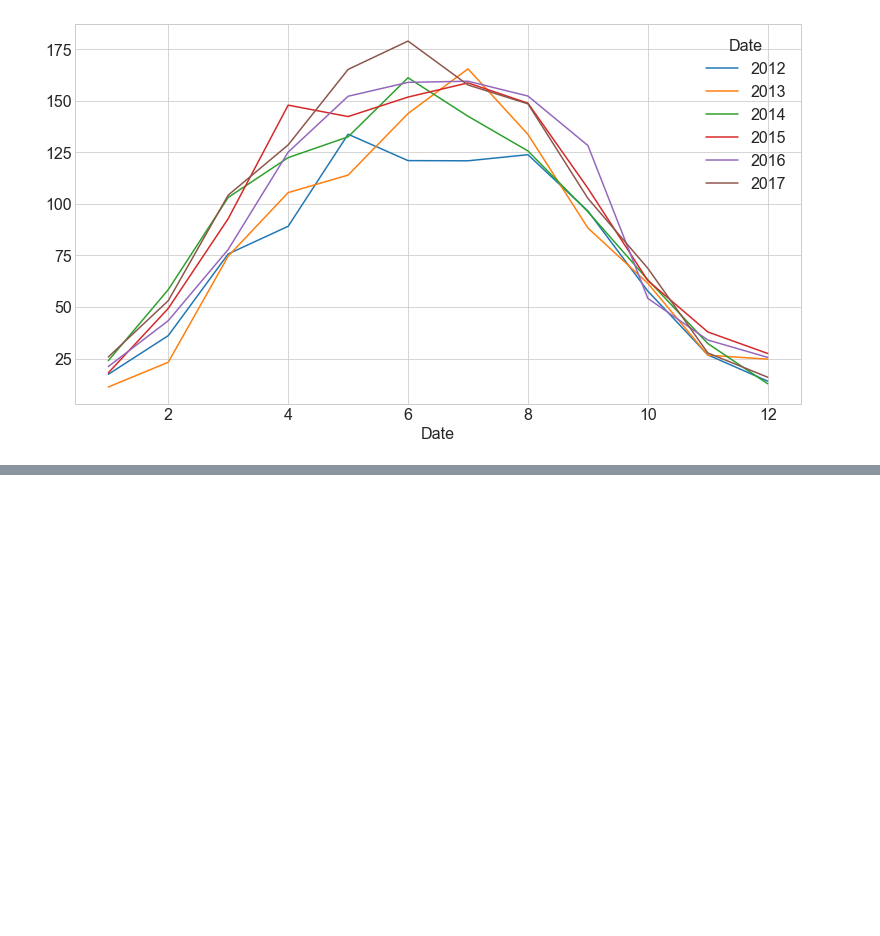
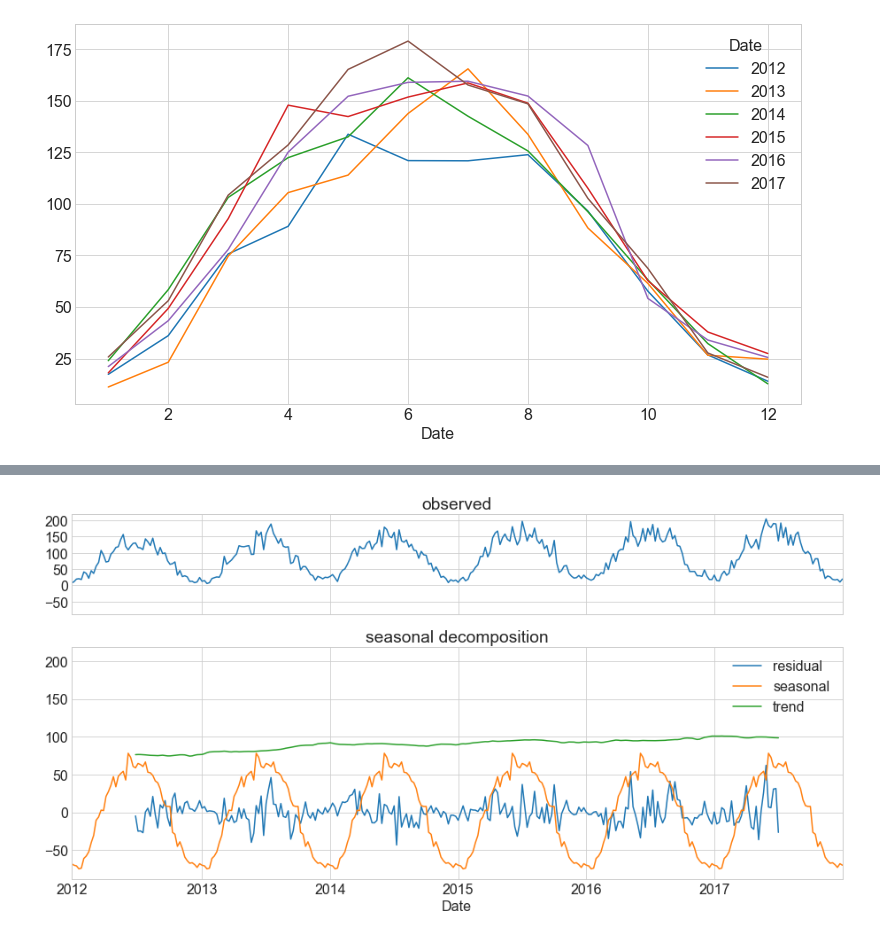
Before and after one commit to SLawsonWoods/time_series_exercises_1, a Jupyter notebook: time_series_exploration.ipynb, the cells around one changed output, grey strips where cells are left out. Cells and saved outputs as stored; diff of their text form; code cells hidden in the pictures; blank space fills up the shorter version.

```diff
--- a/time_series_exploration.ipynb
+++ b/time_series_exploration.ipynb
@@ -398,0 +414,13 @@ s.groupby([s.index.year, s.index.month]).mean().unstack(0).plot()
+# %%
+s = s.resample('W').mean()
+# %%
+import statsmodels.api as sm
+
+# using statsmodels
+result = sm.tsa.seasonal_decompose(s, model='additive')
+result = pd.DataFrame(dict(
+    observed=result.observed,
+    residual=result.resid,
+    seasonal=result.seasonal,
+    trend=result.trend
+))
@@ -398,0 +448,10 @@ s.groupby([s.index.year, s.index.month]).mean().unstack(0).plot()
+# %%
+gs = plt.GridSpec(3, 1)
+fig = plt.figure()
+ax1 = fig.add_subplot(gs[1:])
+ax2 = fig.add_subplot(gs[0], sharex=ax1, sharey=ax1)
+result.iloc[:, 1:].plot(ax=ax1, title='seasonal decomposition')
+result.observed.plot(ax=ax2, title='observed')
+fig.tight_layout()
+# %% [output]
+[figure, added]
```
Also changed, not shown: parts of 8 cells of this notebook, 4 other files.
